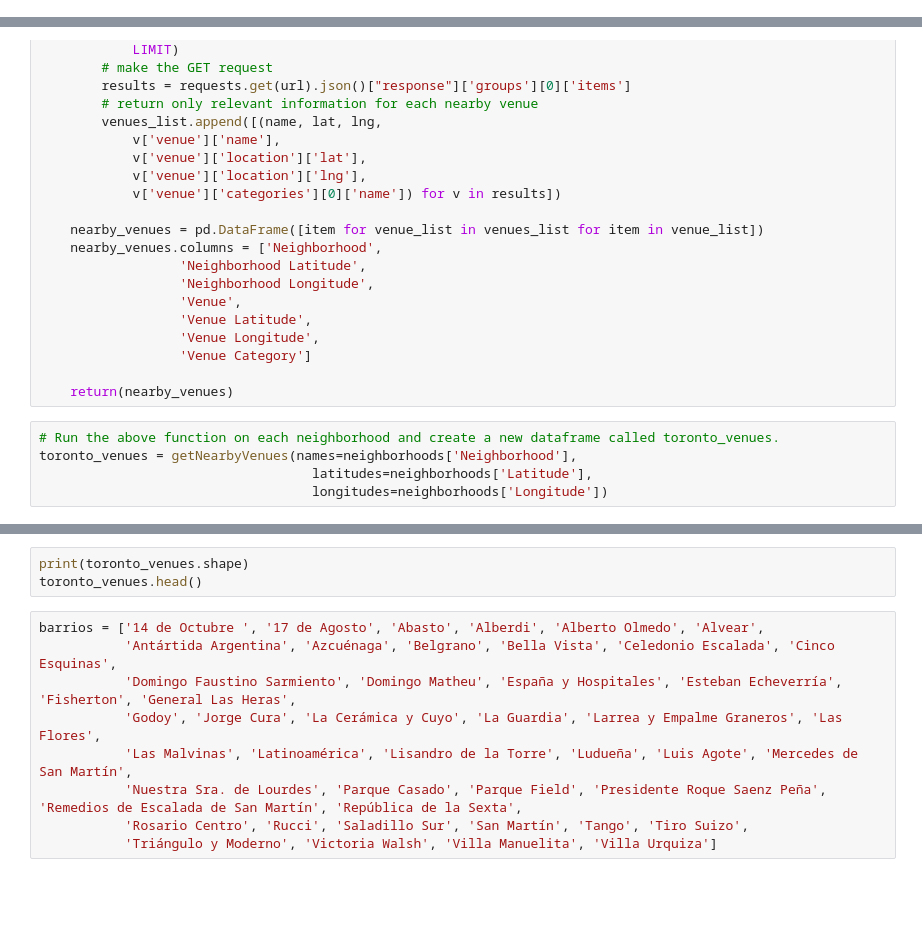
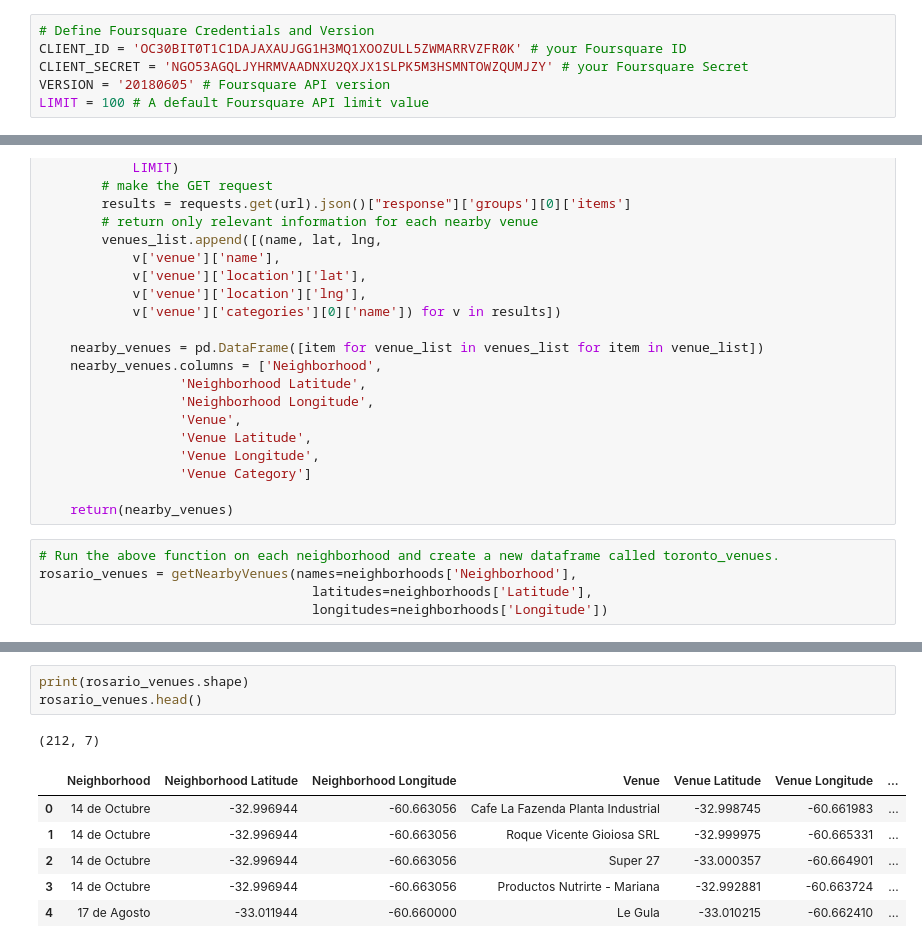
Before and after one commit to alinasansevich/Coursera_Capstone, a Jupyter notebook: Clustering-Neighborhoods-in-Rosario.ipynb, the cells around one changed output, grey strips where cells are left out. Cells and saved outputs as stored; diff of their text form; blank space fills up the shorter version.

```diff
--- a/Clustering-Neighborhoods-in-Rosario.ipynb
+++ b/Clustering-Neighborhoods-in-Rosario.ipynb
@@ -255,5 +267,11 @@ LIMIT = 100 # A default Foursquare API limit value
 # %% [markdown]
 ### Explore Neighborhoods in Rosario
+# %%
+# Define Foursquare Credentials and Version
+CLIENT_ID = 'OC30BIT0T1C1DAJAXAUJGG1H3MQ1XOOZULL5ZWMARRVZFR0K' # your Foursquare ID
+CLIENT_SECRET = 'NGO53AGQLJYHRMVAADNXU2QXJX1SLPK5M3HSMNTOWZQUMJZY' # your Foursquare Secret
+VERSION = '20180605' # Foursquare API version
+LIMIT = 100 # A default Foursquare API limit value
 # %%
 def getNearbyVenues(names, latitudes, longitudes, radius=500):
     """ names, latitudes, longitudes are columns from a dataframe. """
@@ -290,6 +308,6 @@ def getNearbyVenues(names, latitudes, longitudes, radius=500):
     return(nearby_venues)
 # %%
 # Run the above function on each neighborhood and create a new dataframe called toronto_venues.
-toronto_venues = getNearbyVenues(names=neighborhoods['Neighborhood'],
+rosario_venues = getNearbyVenues(names=neighborhoods['Neighborhood'],
                                    latitudes=neighborhoods['Latitude'],
                                    longitudes=neighborhoods['Longitude'])
@@ -296,12 +332,11 @@ toronto_venues = getNearbyVenues(names=neighborhoods['Neighborhood'],
 # %%
-print(toronto_venues.shape)
-toronto_venues.head()
+print(rosario_venues.shape)
+rosario_venues.head()
+# %% [output]
+(212, 7)
+|  | Neighborhood | Neighborhood Latitude | Neighborhood Longitude | Venue | Venue Latitude | Venue Longitude | ... |
+| 0 | 14 de Octubre | -32.996944 | -60.663056 | Cafe La Fazenda Planta Industrial | -32.998745 | -60.661983 | ... |
+| 1 | 14 de Octubre | -32.996944 | -60.663056 | Roque Vicente Gioiosa SRL | -32.999975 | -60.665331 | ... |
+| 2 | 14 de Octubre | -32.996944 | -60.663056 | Super 27 | -33.000357 | -60.664901 | ... |
+| 3 | 14 de Octubre | -32.996944 | -60.663056 | Productos Nutrirte - Mariana | -32.992881 | -60.663724 | ... |
+| 4 | 17 de Agosto | -33.011944 | -60.660000 | Le Gula | -33.010215 | -60.662410 | ... |
-# %%
-barrios = ['14 de Octubre ', '17 de Agosto', 'Abasto', 'Alberdi', 'Alberto Olmedo', 'Alvear',
-           'Antártida Argentina', 'Azcuénaga', 'Belgrano', 'Bella Vista', 'Celedonio Escalada', 'Cinco Esquinas',
-           'Domingo Faustino Sarmiento', 'Domingo Matheu', 'España y Hospitales', 'Esteban Echeverría', 'Fisherton', 'General Las Heras',
-           'Godoy', 'Jorge Cura', 'La Cerámica y Cuyo', 'La Guardia', 'Larrea y Empalme Graneros', 'Las Flores',
-           'Las Malvinas', 'Latinoamérica', 'Lisandro de la Torre', 'Ludueña', 'Luis Agote', 'Mercedes de San Martín',
-           'Nuestra Sra. de Lourdes', 'Parque Casado', 'Parque Field', 'Presidente Roque Saenz Peña', 'Remedios de Escalada de San Martín', 'República de la Sexta',
-           'Rosario Centro', 'Rucci', 'Saladillo Sur', 'San Martín', 'Tango', 'Tiro Suizo',
-           'Triángulo y Moderno', 'Victoria Walsh', 'Villa Manuelita', 'Villa Urquiza']
```
Also changed, not shown: parts of 24 cells of this notebook.
